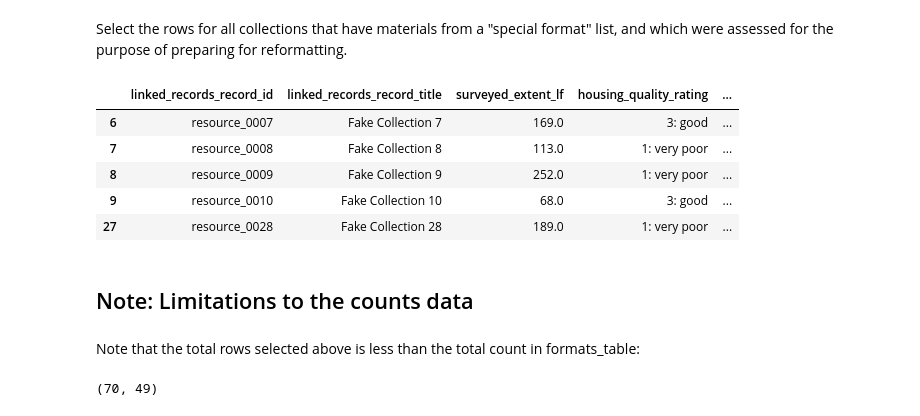
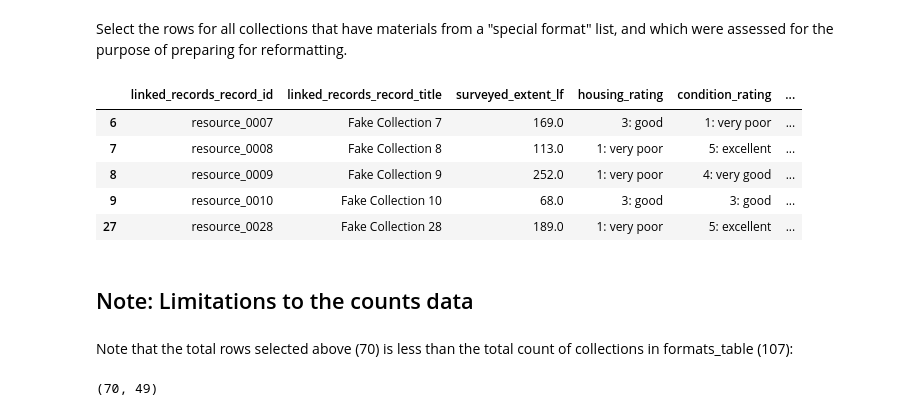
Before and after one commit to adgray987/collections-assessment-eda, a Jupyter notebook: assessment_exploratory_analysis.ipynb, the cells around one changed output. Cells and saved outputs as stored; diff of their text form; code cells hidden in the pictures.

```diff
--- a/assessment_exploratory_analysis.ipynb
+++ b/assessment_exploratory_analysis.ipynb
@@ -116,7 +114,16 @@ There's also a column with the cumbersome name *computer_storage_units*. Rename
 # %%
-# Rename surveyed_extent and computer_storage_units columns
-new_names = {'surveyed_extent' : 'surveyed_extent_lf', 'computer_storage_units' : 'born_digital'}
+# Rename some columns
+new_names = {'surveyed_extent' : 'surveyed_extent_lf',
+             'housing_quality_rating' : 'housing_rating',
+             'housing_quality_note' : 'housing_note',
+             'physical_condition_rating' : 'condition_rating',
+             'physical_access_arrangement_rating' : 'arrangement_rating',
+             'intellectual_access_description_rating' : 'description_rating',
+             'documentation_quality_rating' : 'doc_qual_rating',
+             'documentation_quality_note' : 'doc_qual_note'
+             }
+
 assessment.rename(columns=new_names, inplace=True)
 
-assessment[['surveyed_extent_lf', 'born_digital']].head()
+assessment[list(new_names.values())].head()
 # %% [output]
@@ -343,25 +350,25 @@ Select the rows for all collections that have materials from a "special format"
 # %%
 # Create DataFrame of subset of records for special formats
 formats_records = assessment[(assessment['audio_materials'] == 'Yes') |
-                             (assessment['born_digital'] == 'Yes') |
+                             (assessment['computer_storage_units'] == 'Yes') |
                              (assessment['photographs'] == 'Yes') |
                              (assessment['scrapbooks'] == 'Yes') |
                              (assessment['video_materials'] == 'Yes')]
 
 base_cols = ['linked_records_record_id', 'linked_records_record_title', 'surveyed_extent_lf'] + ratings_names
 
 formats_records.groupby('purpose').get_group('reformatting prep')[base_cols].head()
 # %% [output]
-|  | linked_records_record_id | linked_records_record_title | surveyed_extent_lf | housing_quality_rating | ... |
-| 6 | resource_0007 | Fake Collection 7 | 169.0 | 3: good | ... |
-| 7 | resource_0008 | Fake Collection 8 | 113.0 | 1: very poor | ... |
-| 8 | resource_0009 | Fake Collection 9 | 252.0 | 1: very poor | ... |
-| 9 | resource_0010 | Fake Collection 10 | 68.0 | 3: good | ... |
-| 27 | resource_0028 | Fake Collection 28 | 189.0 | 1: very poor | ... |
+|  | linked_records_record_id | linked_records_record_title | surveyed_extent_lf | housing_rating | condition_rating | ... |
+| 6 | resource_0007 | Fake Collection 7 | 169.0 | 3: good | 1: very poor | ... |
+| 7 | resource_0008 | Fake Collection 8 | 113.0 | 1: very poor | 5: excellent | ... |
+| 8 | resource_0009 | Fake Collection 9 | 252.0 | 1: very poor | 4: very good | ... |
+| 9 | resource_0010 | Fake Collection 10 | 68.0 | 3: good | 3: good | ... |
+| 27 | resource_0028 | Fake Collection 28 | 189.0 | 1: very poor | 5: excellent | ... |
 # %% [markdown]
 ## Note: Limitations to the counts data
 # %% [markdown]
-Note that the total rows selected above is less than the total count in formats_table:
+Note that the total rows selected above (70) is less than the total count of collections in formats_table (107):
 # %%
 formats_records.groupby('purpose').get_group('reformatting prep').shape
 # %% [output]
```
Also changed, not shown: parts of 19 cells of this notebook.
